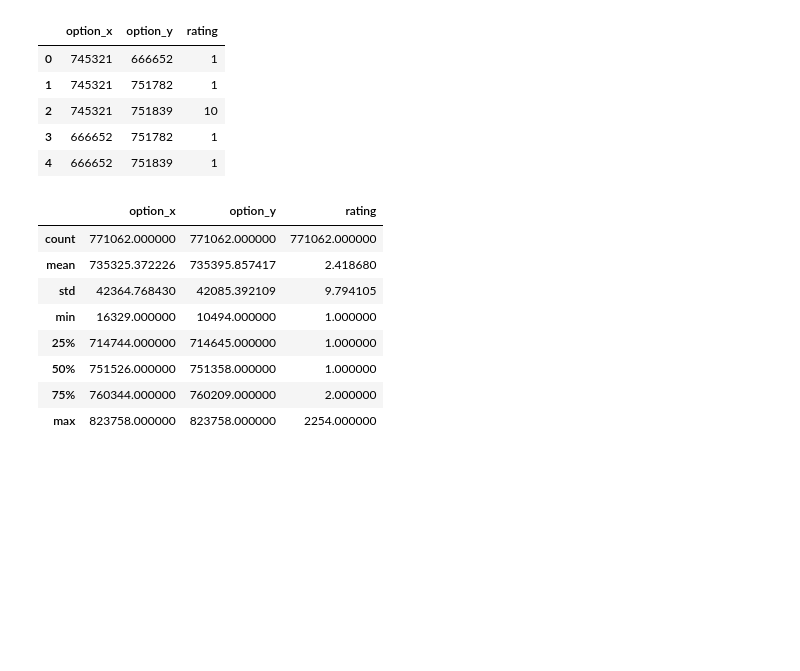
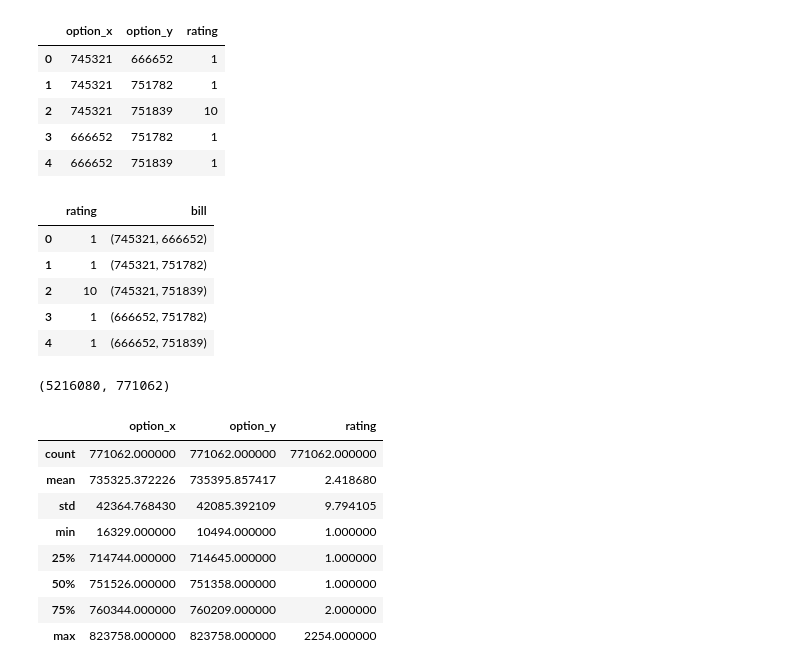
Before and after one commit to melihkacaman/Option-Matrix-Factorization, a Jupyter notebook: notebooks/03. Model Creation.ipynb, the cells around one changed output. Drawn from its saved outputs; the diff is of its cells as text; code cells hidden in the pictures; blank space fills up the shorter version.

```diff
--- a/notebooks/03. Model Creation.ipynb
+++ b/notebooks/03. Model Creation.ipynb
@@ -68,6 +64,21 @@ data.head()
 | 2 | 745321 | 751839 | 10 |
 | 3 | 666652 | 751782 | 1 |
 | 4 | 666652 | 751839 | 1 |
+# %%
+data_with_3 = pd.read_csv("../datasets/ratings_with_3_combinations.csv")[["rating", "bill"]]
+
+data_with_3.head()
+# %% [output]
+|  | rating | bill |
+| 0 | 1 | (745321, 666652) |
+| 1 | 1 | (745321, 751782) |
+| 2 | 10 | (745321, 751839) |
+| 3 | 1 | (666652, 751782) |
+| 4 | 1 | (666652, 751839) |
+# %%
+len(data_with_3), len(data)
+# %% [output]
+(5216080, 771062)
 # %%
 data.describe()
 # %% [output]
```
Also changed, not shown: parts of 9 cells of this notebook, 1 other file.
